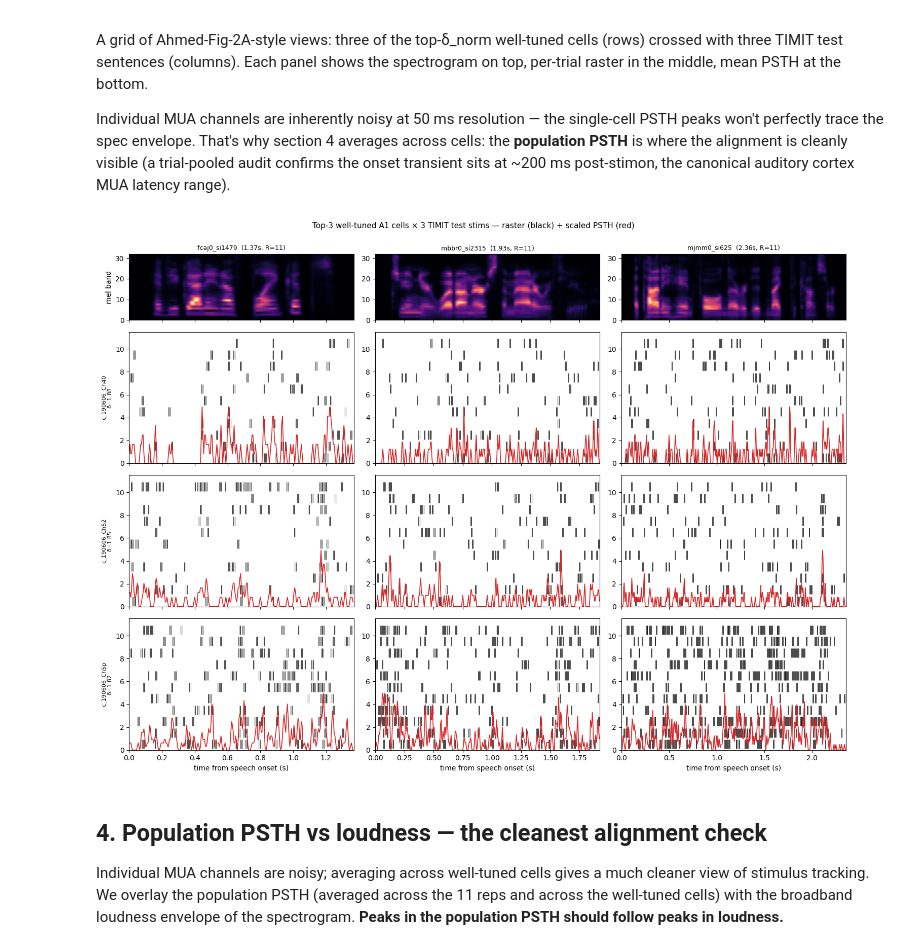
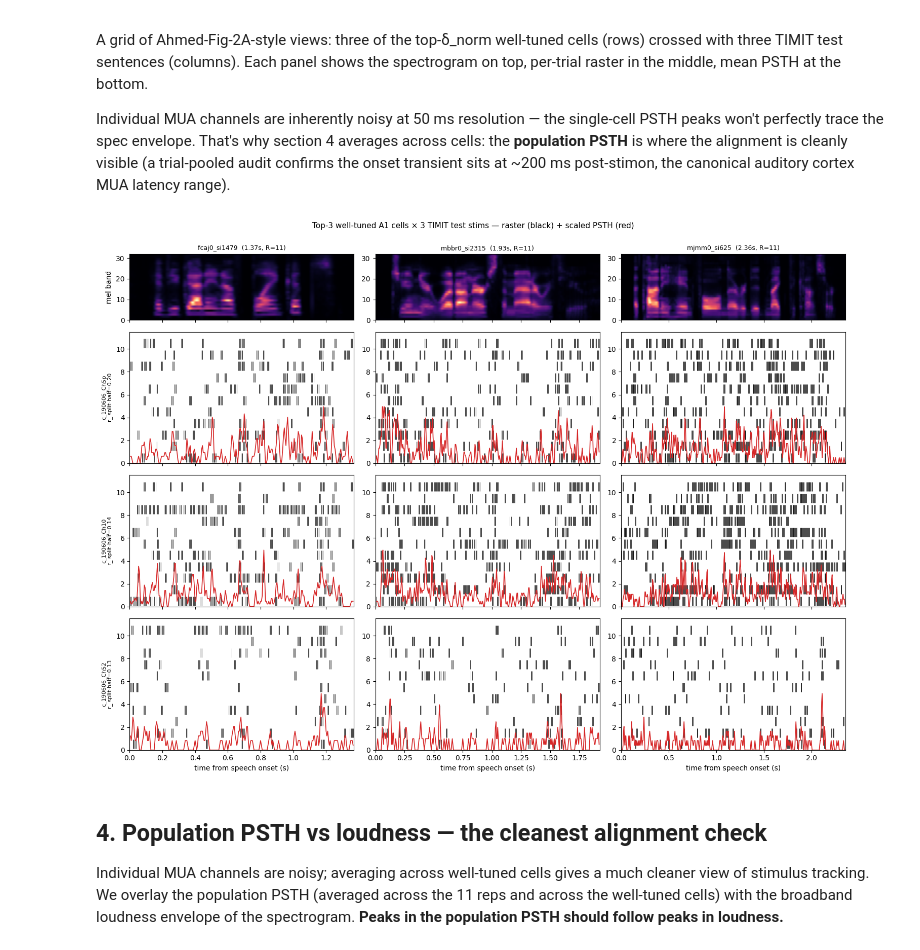
Before and after one commit to urancon/deepSTRF, a Jupyter notebook: examples/explore_downer2025.ipynb, the cells around one changed output. Cells and saved outputs as stored; diff of their text form; code cells hidden in the pictures.

```diff
--- a/examples/explore_downer2025.ipynb
+++ b/examples/explore_downer2025.ipynb
@@ -126,0 +112,32 @@ best well-tuned cell idx=33: c_190606_Ch40  (area=A1, hem=RH)
+# %%
+ds_timit.attach_ahmed2025_well_tuned()
+well_idx = [i for i, m in enumerate(ds_timit.nrn_meta)
+            if m.get("ahmed2025_timit_well_tuned", False)]
+print(f"well-tuned in this session: {len(well_idx)} / {ds_timit.N_neurons}")
+
+# Pick the well-tuned cell with the strongest per-stim PSTH reliability
+# (split-half correlation averaged across the 10 test stims). Without
+# compute_paper_tuning the δ_norm field isn't populated, so we use this
+# data-driven reliability score instead.
+def split_half_reliability(n_idx):
+    rels = []
+    for s, m in enumerate(ds_timit.stim_meta):
+        if m["split"] != "test":
+            continue
+        r = ds_timit.responses[s][n_idx].numpy()
+        if r.shape[0] < 4:
+            continue
+        R = r.shape[0]
+        h1 = r[:R//2].mean(axis=0)
+        h2 = r[R//2:].mean(axis=0)
+        if h1.std() < 1e-9 or h2.std() < 1e-9:
+            continue
+        rels.append(np.corrcoef(h1, h2)[0, 1])
+    return float(np.mean(rels)) if rels else float("-inf")
+
+n_idx = max(well_idx, key=split_half_reliability)
+nm = ds_timit.nrn_meta[n_idx]
+print(f"\npicked cell idx={n_idx}: {nm['cell_id']}  "
+      f"(area={nm['area']}, hem={nm['hemisphere']})")
+print(f"  split-half PSTH r (averaged across 10 test stims) = "
+      f"{split_half_reliability(n_idx):.3f}")
@@ -140,13 +162,12 @@ onset transient sits at ~200 ms post-stimon, the canonical auditory
 cortex MUA latency range).
 # %%
 # Top 3 well-tuned cells by δ_norm
-top3_cells = sorted(well_idx,
-                    key=lambda i: ds_timit.nrn_meta[i]["ahmed2025_timit_delta_normalized"],
-                    reverse=True)[:3]
+top3_cells = sorted(well_idx, key=split_half_reliability, reverse=True)[:3]
 # 3 test stims sampled across the test-set list (variety, not first 3)
 test_idces = [i for i, m in enumerate(ds_timit.stim_meta) if m["split"] == "test"]
 stim_picks = [test_idces[0], test_idces[len(test_idces)//2], test_idces[-1]]
 
+top3_reliab = [split_half_reliability(n) for n in top3_cells]
 n_rows = len(top3_cells) + 1   # +1 for the spectrogram strip on top
 fig, axes = plt.subplots(n_rows, 3, figsize=(15, 11), sharex='col',
                           gridspec_kw={"height_ratios": [1] + [2] * len(top3_cells)})
@@ -161,35 +182,35 @@ for col, s in enumerate(stim_picks):
                     extent=[t[0], t[-1] + DT_MS/1000.0, 0, spec.shape[0]])
     ax_spec.set_title(f"{sm_s['name']}  ({sm_s['duration_s']:.2f}s, "
                         f"R={ds_timit.responses[s][top3_cells[0]].shape[0]})",
                         fontsize=9)
     if col == 0:
         ax_spec.set_ylabel("mel band")
     for row, n in enumerate(top3_cells):
         nm_row = ds_timit.nrn_meta[n]
         ax = axes[row + 1, col]
         r = ds_timit.responses[s][n].numpy()
         R = r.shape[0]
         psth = r.mean(axis=0)
         # raster on top half, PSTH on bottom half (sharing one axes)
         for trial in range(R):
             spikes = t[r[trial] > 0]
             ax.vlines(spikes, R - trial - 0.9, R - trial - 0.1,
                       color='k', linewidth=0.5)
         ax.plot(t, R * psth / max(psth.max(), 1e-9) * 0.45,
                 color='C3', linewidth=1.2)
         ax.set_ylim(0, R + 0.5)
         ax.set_xlim(t[0], t[-1] + DT_MS/1000.0)
         if col == 0:
-            ax.set_ylabel(f"{nm_row['cell_id']}\nδ={nm_row['ahmed2025_timit_delta_normalized']:.2f}",
+            ax.set_ylabel(f"{nm_row['cell_id']}\nr_ split-half={top3_reliab[row]:.2f}",
                           fontsize=8)
         if row == len(top3_cells) - 1:
             ax.set_xlabel("time from speech onset (s)")
 plt.suptitle("Top-3 well-tuned A1 cells × 3 TIMIT test stims — "
              "raster (black) + scaled PSTH (red)", fontsize=11, y=1.00)
 plt.tight_layout()
 plt.show()
 # %% [output]
-[figure, old version]
+[figure, new version]
 # %% [markdown]
 ## 4. Population PSTH vs loudness — the cleanest alignment check
 
```
Also changed, not shown: parts of 5 cells of this notebook.
